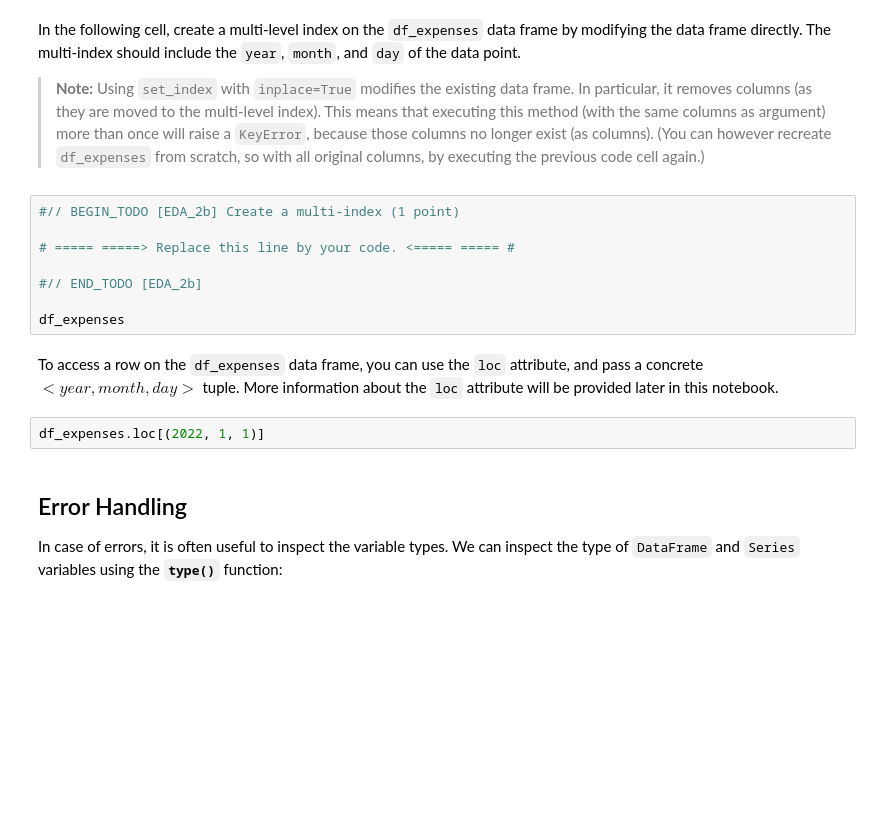
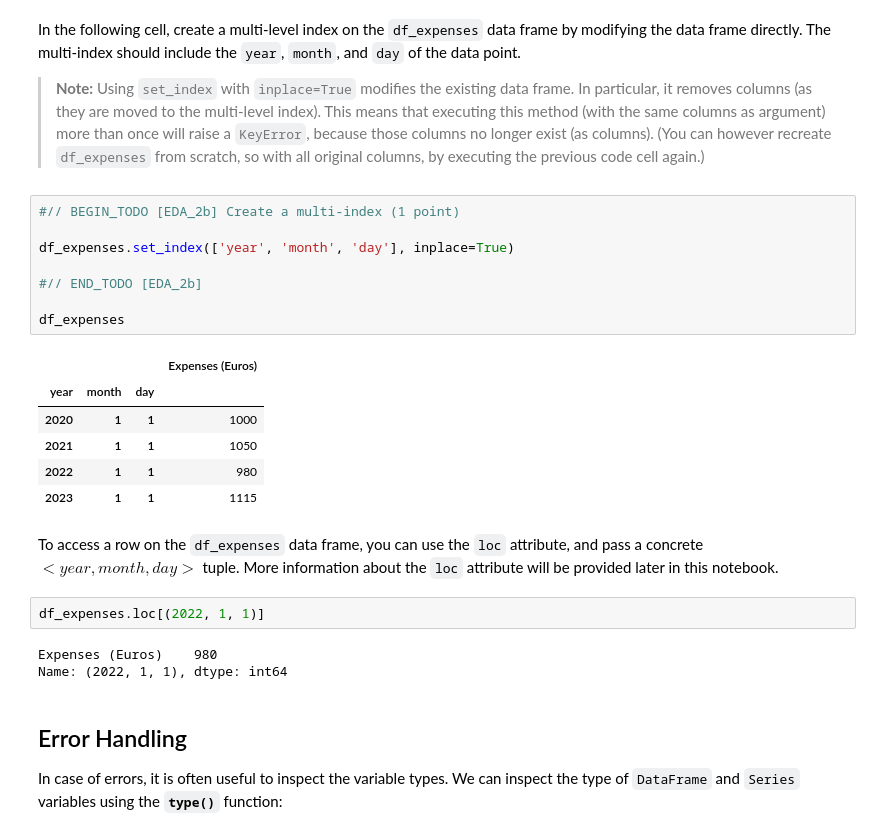
Before and after one commit to Modgen1/2IAB1, a Jupyter notebook: 1_EDA/Exercises-EDA-2076209.ipynb, the cells around one changed output. Saved outputs shown, nothing was run; the diff lists cells and outputs as text; blank space fills up the shorter version.

```diff
--- a/1_EDA/Exercises-EDA-template.ipynb
+++ b/1_EDA/Exercises-EDA-2076209.ipynb
@@ -437,16 +506,26 @@ This means that executing this method (with the same columns as argument) more t
 # %%
 #// BEGIN_TODO [EDA_2b] Create a multi-index (1 point)
 
-# ===== =====> Replace this line by your code. <===== ===== #
+df_expenses.set_index(['year', 'month', 'day'], inplace=True)
 
 #// END_TODO [EDA_2b]
 
 df_expenses
+# %% [output]
+|  |  |  | Expenses (Euros) |
+| year | month | day |  |
+| 2020 | 1 | 1 | 1000 |
+| 2021 | 1 | 1 | 1050 |
+| 2022 | 1 | 1 | 980 |
+| 2023 | 1 | 1 | 1115 |
 # %% [markdown]
 To access a row on the `df_expenses` data frame, you can use the `loc` attribute, and pass a concrete $<year, month, day>$ tuple.
 More information about the `loc` attribute will be provided later in this notebook.
 # %%
 df_expenses.loc[(2022, 1, 1)]
+# %% [output]
+Expenses (Euros)    980
+Name: (2022, 1, 1), dtype: int64
 # %% [markdown]
 ## Error Handling
 
```
Also changed, not shown: parts of 29 cells of this notebook, 1 other file.
